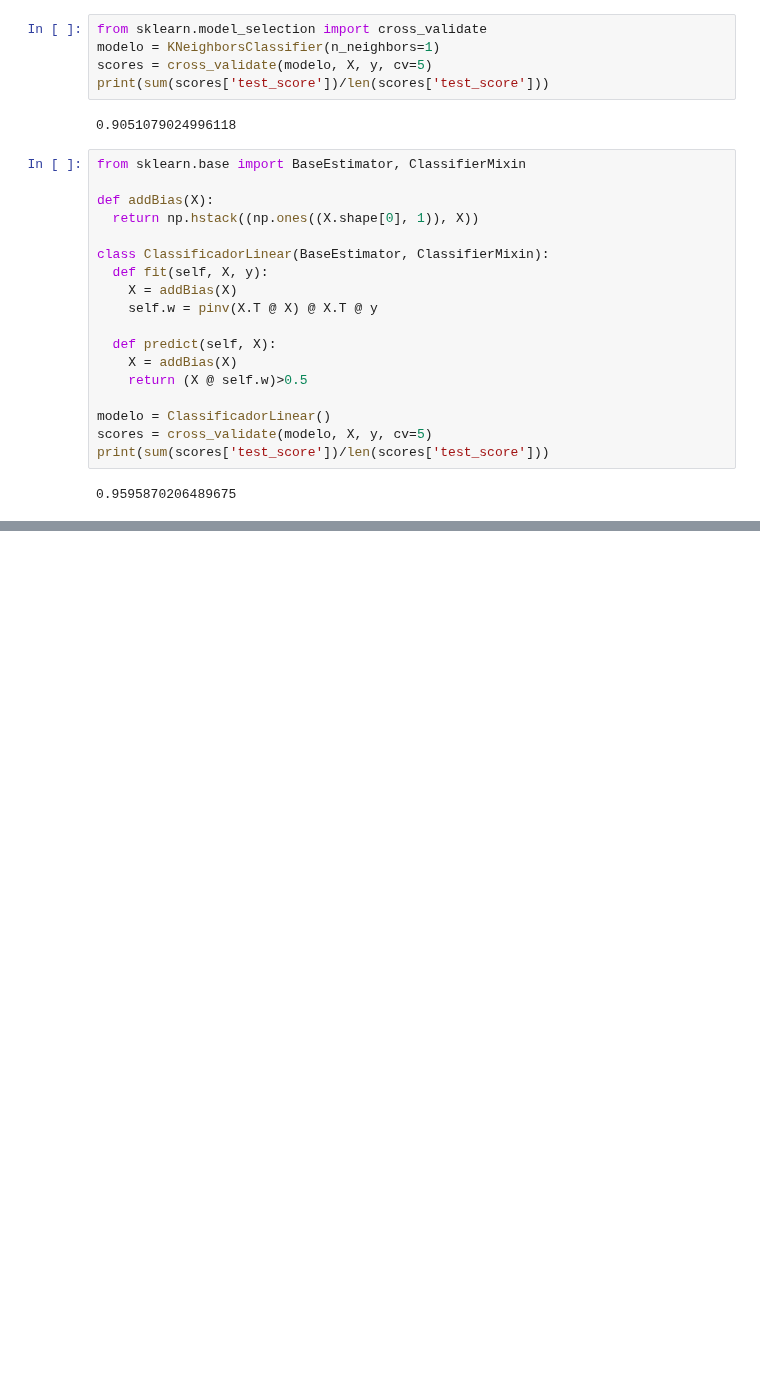
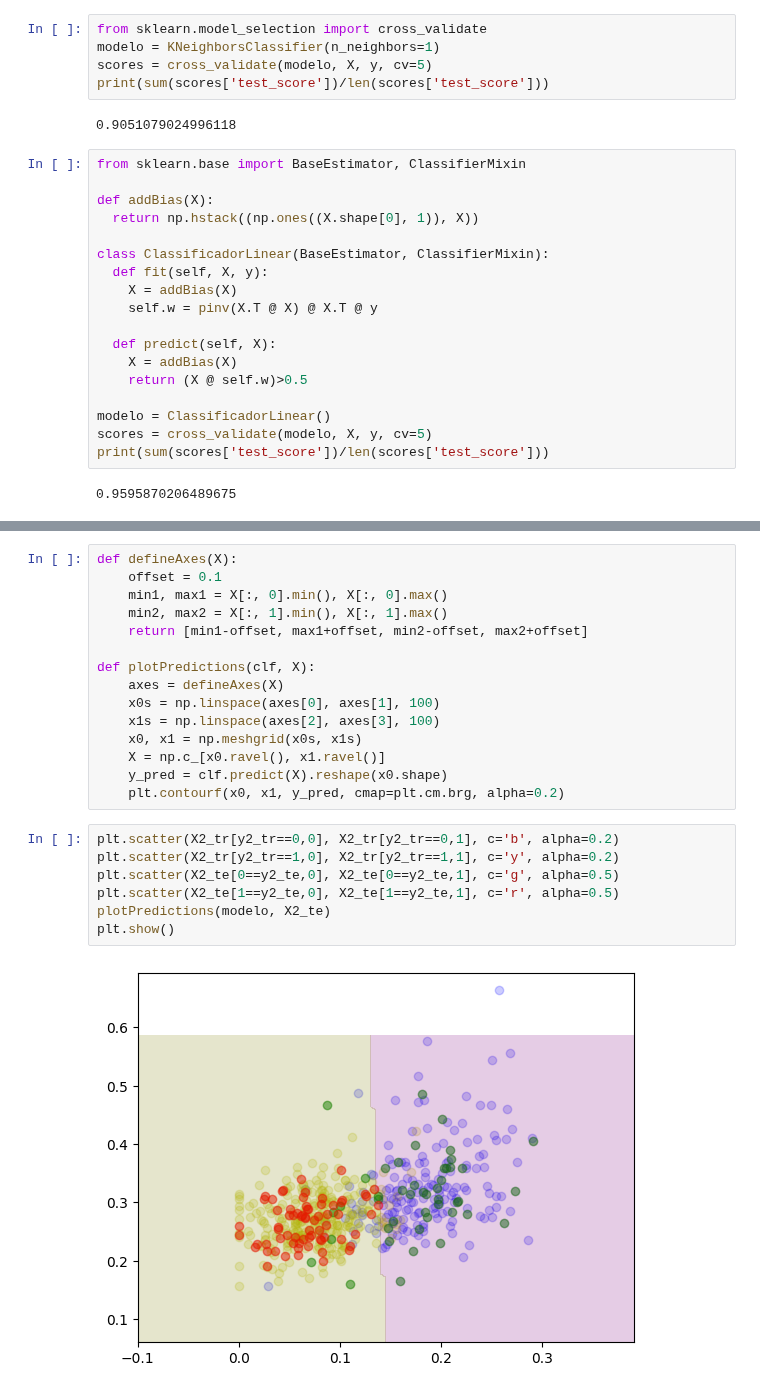
Before and after one commit to fboldt/aulasml, a Jupyter notebook: aula3b_classificação.ipynb, the cells around one changed output, grey strips where cells are left out. Drawn from its saved outputs; the diff is of its cells as text; blank space fills up the shorter version.

```diff
--- a/aula3b_classificação.ipynb
+++ b/aula3b_classificação.ipynb
@@ -271,0 +289,24 @@ print(sum(scores['test_score'])/len(scores['test_score']))
+# %%
+def defineAxes(X):
+    offset = 0.1
+    min1, max1 = X[:, 0].min(), X[:, 0].max()
+    min2, max2 = X[:, 1].min(), X[:, 1].max()
+    return [min1-offset, max1+offset, min2-offset, max2+offset]
+
+def plotPredictions(clf, X):
+    axes = defineAxes(X)
+    x0s = np.linspace(axes[0], axes[1], 100)
+    x1s = np.linspace(axes[2], axes[3], 100)
+    x0, x1 = np.meshgrid(x0s, x1s)
+    X = np.c_[x0.ravel(), x1.ravel()]
+    y_pred = clf.predict(X).reshape(x0.shape)
+    plt.contourf(x0, x1, y_pred, cmap=plt.cm.brg, alpha=0.2)
+# %%
+plt.scatter(X2_tr[y2_tr==0,0], X2_tr[y2_tr==0,1], c='b', alpha=0.2)
+plt.scatter(X2_tr[y2_tr==1,0], X2_tr[y2_tr==1,1], c='y', alpha=0.2)
+plt.scatter(X2_te[0==y2_te,0], X2_te[0==y2_te,1], c='g', alpha=0.5)
+plt.scatter(X2_te[1==y2_te,0], X2_te[1==y2_te,1], c='r', alpha=0.5)
+plotPredictions(modelo, X2_te)
+plt.show()
+# %% [output]
+[figure, added]
```
Also changed, not shown: parts of 2 cells of this notebook.
